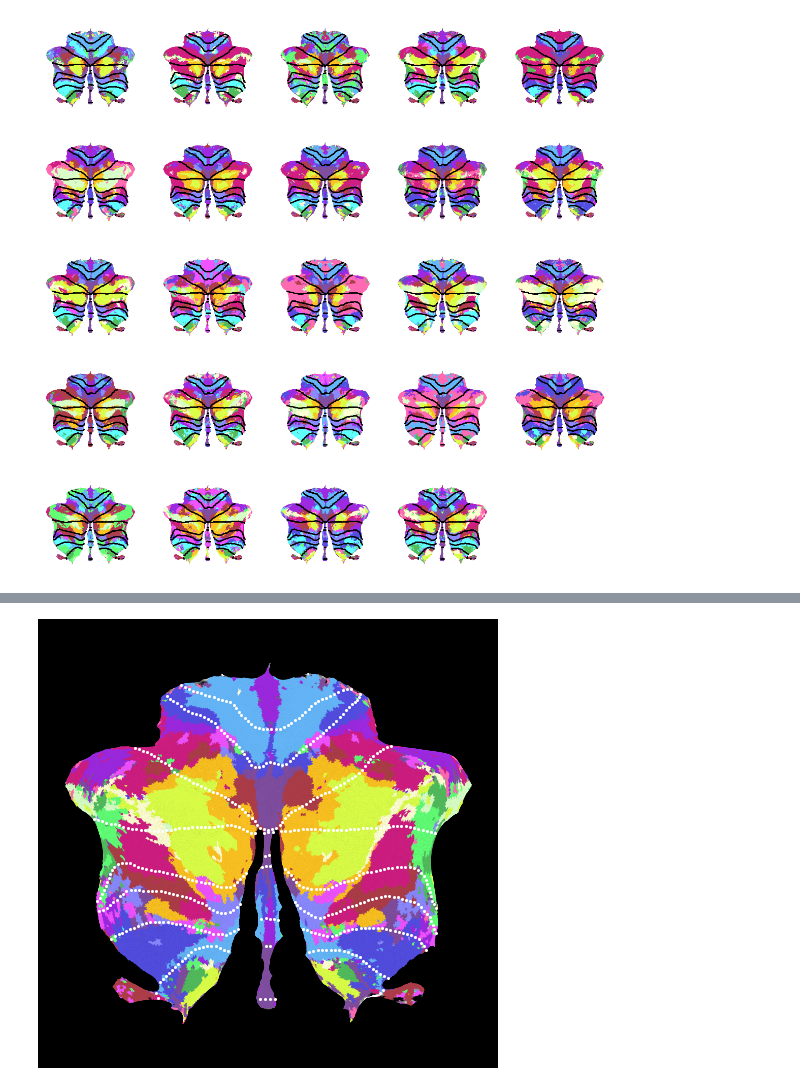
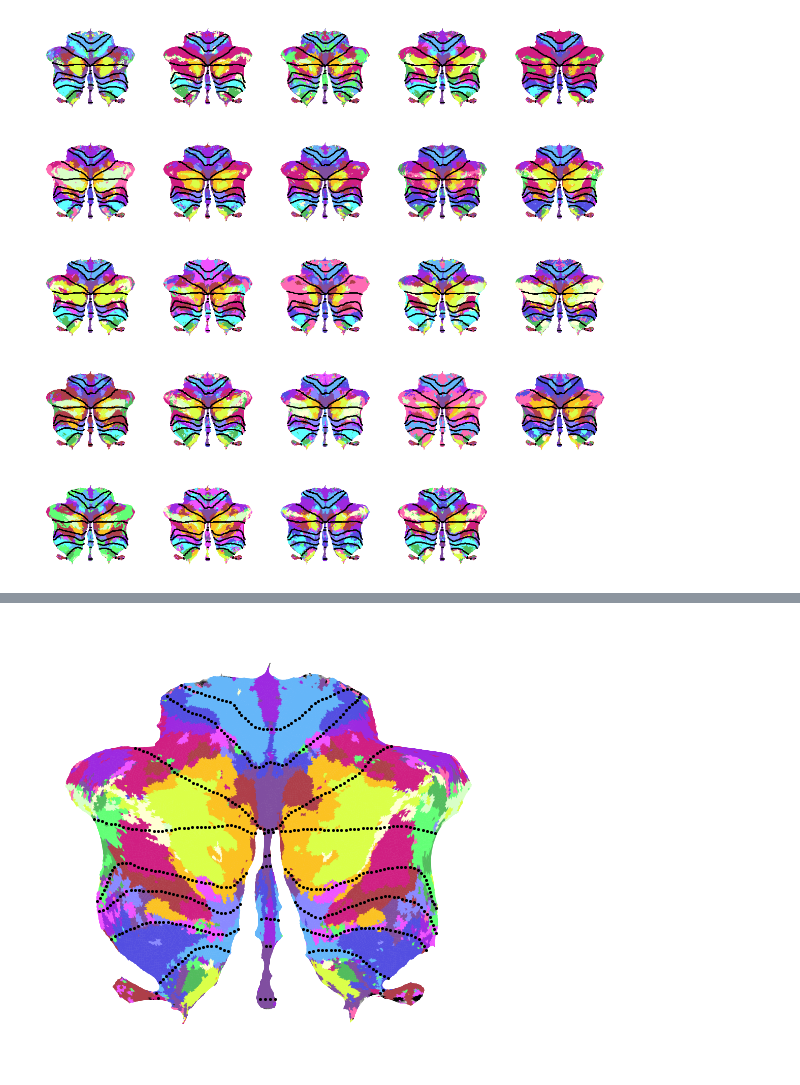
Before and after one commit to DiedrichsenLab/ProbabilisticParcellation, a Jupyter notebook: notebooks/atlas_paper/individual_sym_asym.ipynb, the cells around one changed output, grey strips where cells are left out. Cells and saved outputs as stored; diff of their text form; code cells hidden in the pictures.

```diff
--- a/notebooks/atlas_paper/individual_sym_asym.ipynb
+++ b/notebooks/atlas_paper/individual_sym_asym.ipynb
@@ -69,15 +69,15 @@ plt.savefig(figure_path + 'individ_parcel_06.png',dpi=300,bbox_inches='tight')
 # %%
 plt.figure(figsize=(8, 8))
 ut.plot_data_flat(parcels_indiv[9], atlas,
                    cmap=cmap_labels,
                    dtype='label',
                    colorbar=False,
                    bordersize=4,
-                   bordercolor='w',
-                   backgroundcolor='k')
+                   bordercolor='k',
+                   backgroundcolor='w')
 plt.savefig(figure_path + 'individ_parcel_09.png',dpi=300,bbox_inches='tight')
 # %% [output]
-[figure, old version]
+[figure, new version]
 # %%
 plt.figure(figsize=(8, 8))
 ut.plot_data_flat(parcels_indiv[15], atlas,
```
Also changed, not shown: parts of 3 cells of this notebook, 2 other files.
